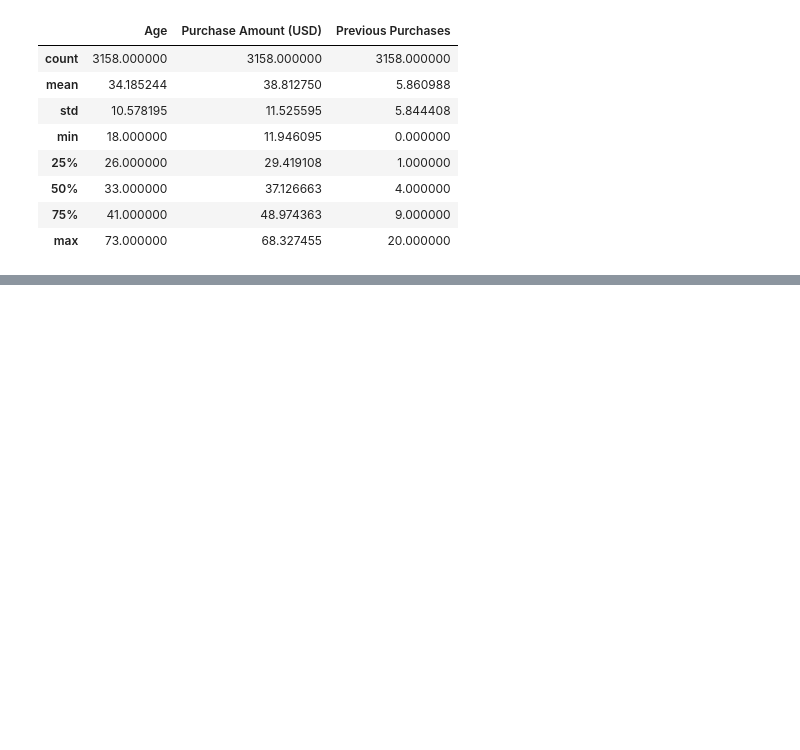
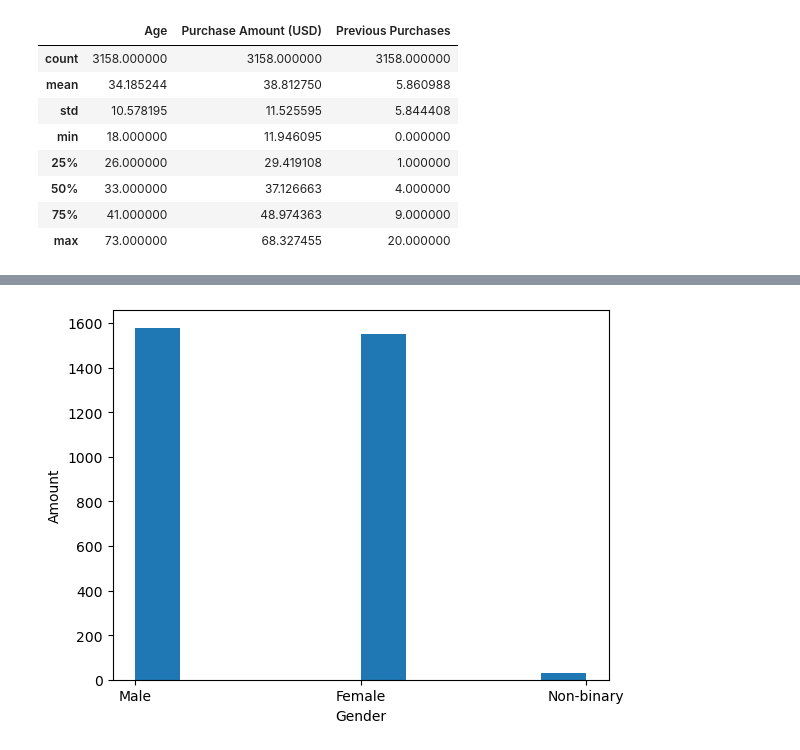
Before and after one commit to snalepa11/shopping-behavior-, a Jupyter notebook: explore.ipynb, the cells around one changed output, grey strips where cells are left out. Cells and saved outputs as stored; diff of their text form; code cells hidden in the pictures; blank space fills up the shorter version.

```diff
--- a/explore.ipynb
+++ b/explore.ipynb
@@ -71,0 +72,8 @@ plt.show()
+# %%
+plt.hist(data['Gender'])
+
+plt.xlabel('Gender')
+plt.ylabel('Amount')
+plt.show()
+# %% [output]
+[figure, added]
```
Also changed, not shown: parts of 1 cell of this notebook, 1 other file.
